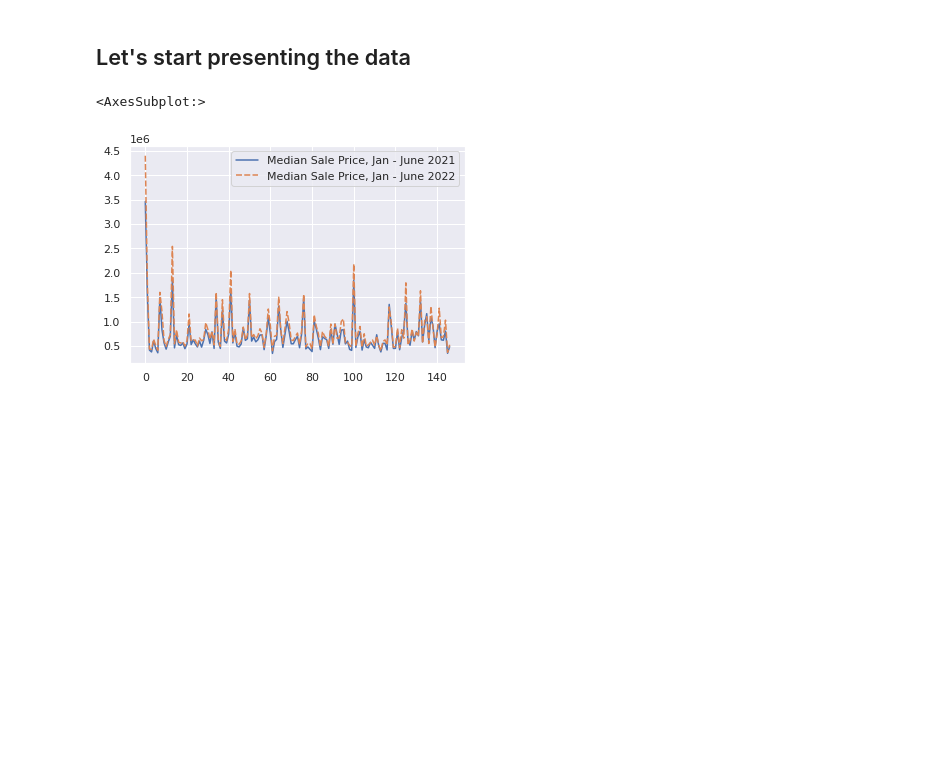
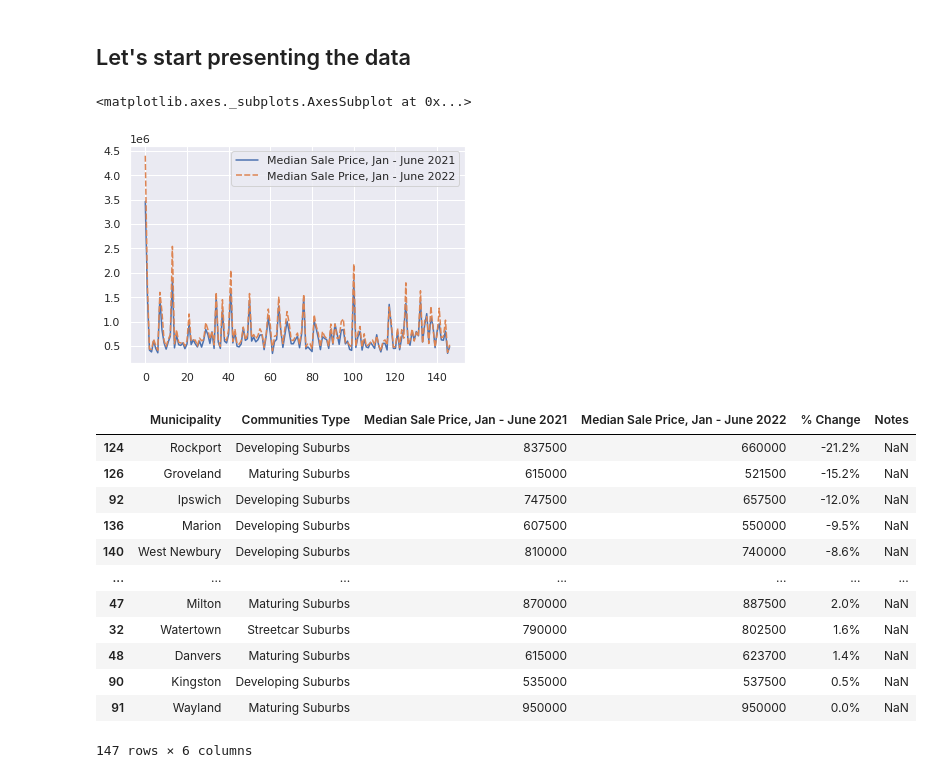
Before and after one commit to josamontiel/data-analysis, a Jupyter notebook: boston-median-home-prices-2021-2022.ipynb, the cells around one changed output. Cells and saved outputs as stored; diff of their text form; code cells hidden in the pictures; blank space fills up the shorter version.

```diff
--- a/boston-median-home-prices-2021-2022.ipynb
+++ b/boston-median-home-prices-2021-2022.ipynb
@@ -4,6 +4,7 @@ import numpy as np # linear algebra
 import pandas as pd # data processing, CSV file I/O (e.g. pd.read_csv)
 from pandas import read_csv # Importing the read_csv method as it will allow us to write cleaner code
 import matplotlib as plt
+from natsort import index_natsorted
 import seaborn as sns
 sns.set_theme()
 
@@ -16,9 +17,9 @@ for dirname, _, filenames in os.walk('/kaggle/input'):
 # These names will represent the three different
 # data sets used to create this project
 
-single_family_data = read_csv('/kaggle/input/homepricesboston/single_family_home.csv')
-condo_data = read_csv('/kaggle/input/homepricesboston/median_condo_price.csv')
-black_and_latino_data = read_csv('/kaggle/input/homepricesboston/black_and_latino_mortgage_rates.csv')
+single_family_data = read_csv('/datasets/single_family_home.csv')
+condo_data = read_csv('/datasets/median_condo_price.csv')
+black_and_latino_data = read_csv('/datasets/black_and_latino_mortgage_rates.csv')
 
 # Prints a message to show that everything is loaded up
 print("All systems GO!")
@@ -96,5 +94,22 @@ single_family_data.tail()
 # The below is just a simple line graph using seaborn to show the data
 sns.lineplot(data=single_family_data)
 # %% [output]
-<AxesSubplot:>
+<matplotlib.axes._subplots.AxesSubplot at 0x...>
 [figure]
+# %%
+# Using the natsort library I am able to naturally sort the values I would like
+single_family_data.sort_values(by="% Change", ascending=False, key=lambda x: np.argsort(index_natsorted(single_family_data["% Change"])))
+# %% [output]
+|  | Municipality | Communities Type | Median Sale Price, Jan - June 2021 | Median Sale Price, Jan - June 2022 | % Change | Notes |
+| 124 | Rockport | Developing Suburbs | 837500 | 660000 | -21.2% | NaN |
+| 126 | Groveland | Maturing Suburbs | 615000 | 521500 | -15.2% | NaN |
+| 92 | Ipswich | Developing Suburbs | 747500 | 657500 | -12.0% | NaN |
+| 136 | Marion | Developing Suburbs | 607500 | 550000 | -9.5% | NaN |
+| 140 | West Newbury | Developing Suburbs | 810000 | 740000 | -8.6% | NaN |
+| ... | ... | ... | ... | ... | ... | ... |
+| 47 | Milton | Maturing Suburbs | 870000 | 887500 | 2.0% | NaN |
+| 32 | Watertown | Streetcar Suburbs | 790000 | 802500 | 1.6% | NaN |
+| 48 | Danvers | Maturing Suburbs | 615000 | 623700 | 1.4% | NaN |
+| 90 | Kingston | Developing Suburbs | 535000 | 537500 | 0.5% | NaN |
+| 91 | Wayland | Maturing Suburbs | 950000 | 950000 | 0.0% | NaN |
+147 rows × 6 columns
```
Also changed, not shown: parts of 1 cell of this notebook.
